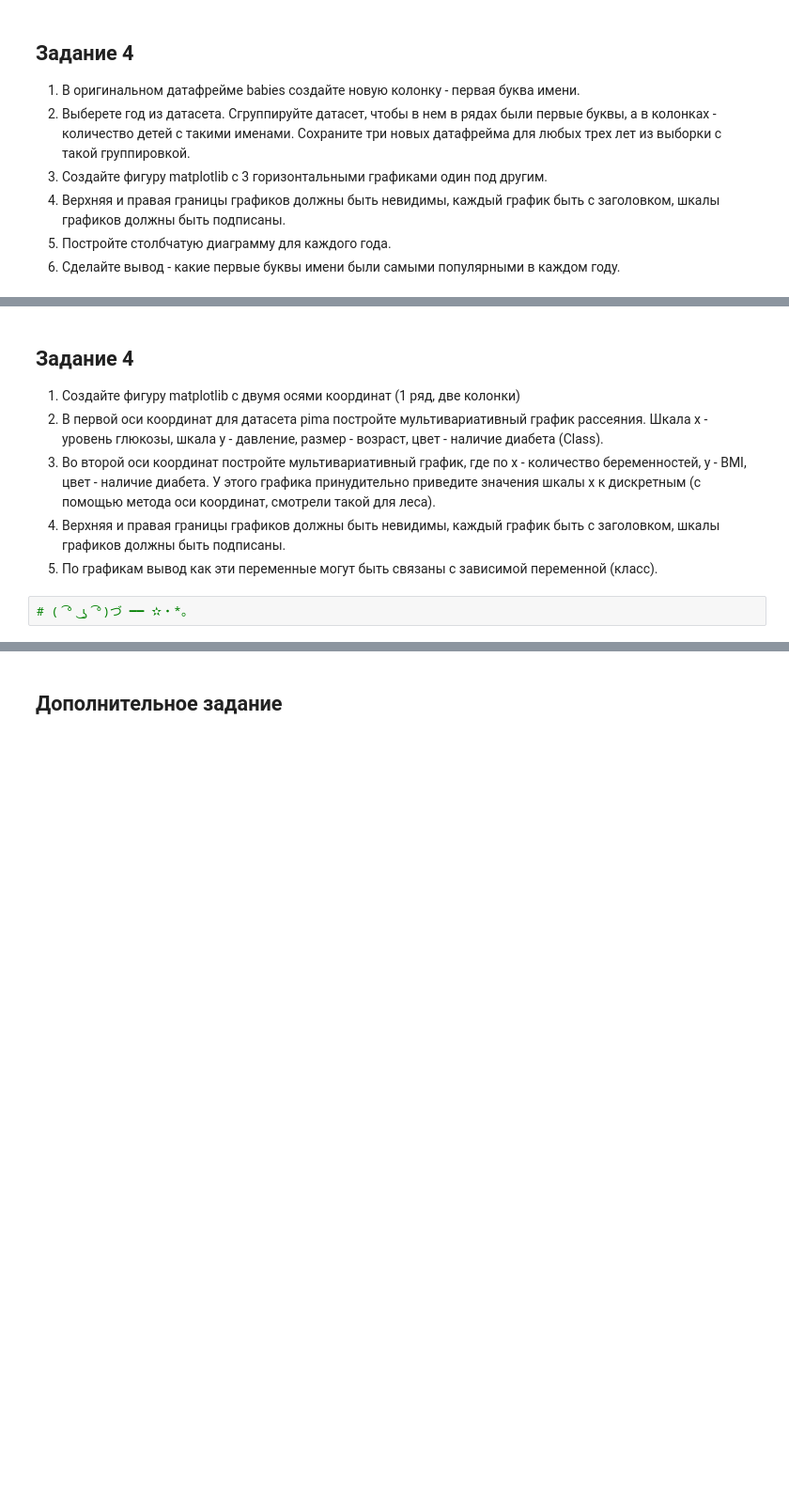
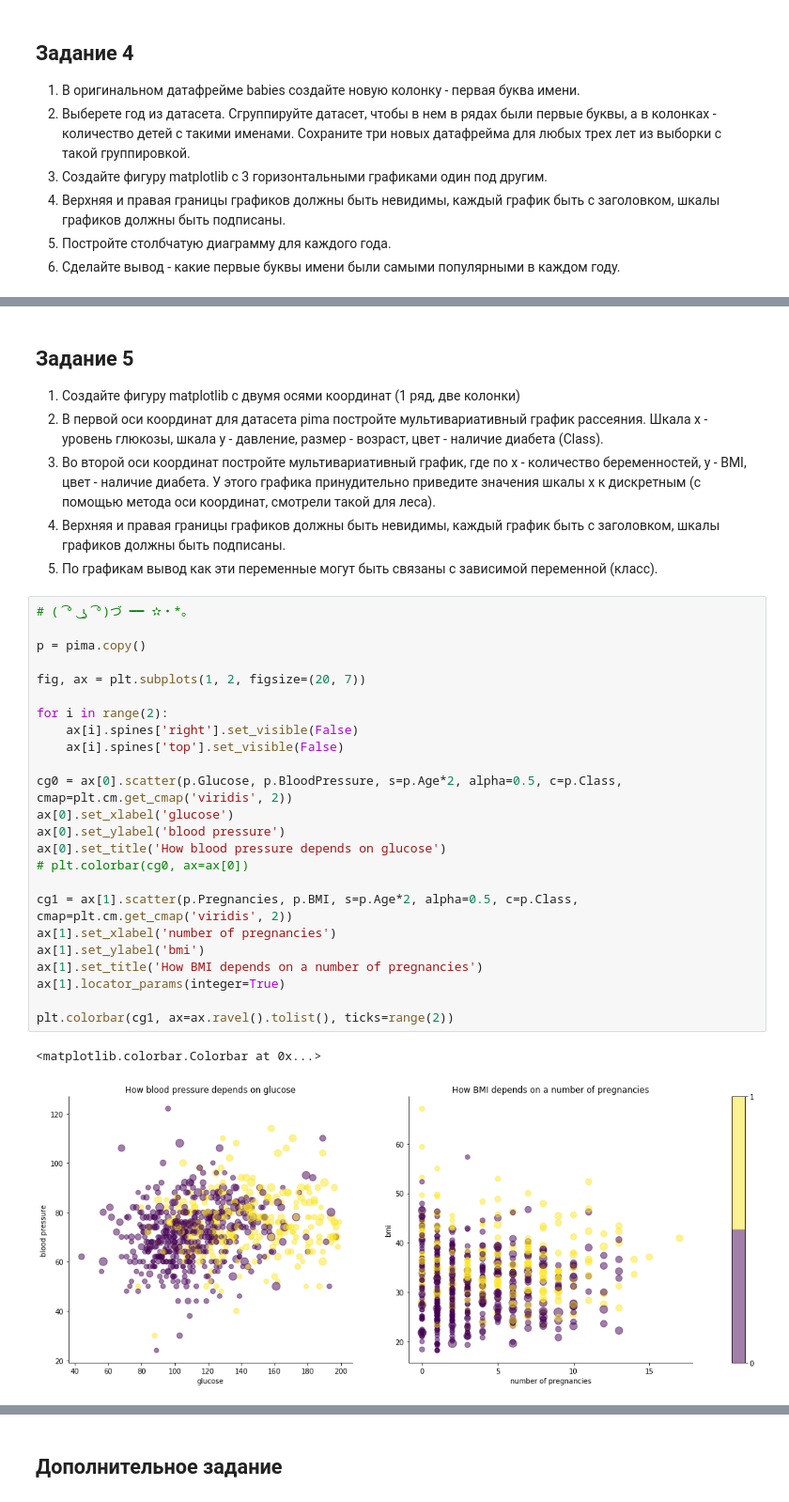
Before and after one commit to Oleg-DS/learning_data_science, a Jupyter notebook: Голещихин_Олег_ДЗ_8.ipynb, the cells around one changed output, grey strips where cells are left out. Shown at 94% size. Cells and saved outputs as stored; diff of their text form; blank space fills up the shorter version.

```diff
--- a/Голещихин_Олег_ДЗ_8.ipynb
+++ b/Голещихин_Олег_ДЗ_8.ipynb
@@ -227,10 +258,35 @@ Text(0.5, 1.0, 'Number of boys named John born')
 # %% [markdown]
-## Задание 4
+## Задание 5
 
 1. Создайте фигуру matplotlib с двумя осями координат (1 ряд, две колонки)
 2. В первой оси координат для датасета pima постройте мультивариативный график рассеяния. Шкала x - уровень глюкозы, шкала y - давление, размер - возраст, цвет - наличие диабета (Class).
 3. Во второй оси координат постройте мультивариативный график, где по x - количество беременностей, y - BMI, цвет - наличие диабета. У этого графика принудительно приведите значения шкалы x к дискретным (с помощью метода оси координат, смотрели такой для леса).
 4. Верхняя и правая границы графиков должны быть невидимы, каждый график быть с заголовком, шкалы графиков должны быть подписаны.
 5. По графикам вывод как эти переменные могут быть связаны с зависимой переменной (класс).
-# %%
-# ( ͡° ͜ʖ ͡°)づ ━━ ✫・*。
+# %%
+# ( ͡° ͜ʖ ͡°)づ ━━ ✫・*。
+
+p = pima.copy()
+
+fig, ax = plt.subplots(1, 2, figsize=(20, 7))
+
+for i in range(2):
+    ax[i].spines['right'].set_visible(False)
+    ax[i].spines['top'].set_visible(False)
+
+cg0 = ax[0].scatter(p.Glucose, p.BloodPressure, s=p.Age*2, alpha=0.5, c=p.Class, cmap=plt.cm.get_cmap('viridis', 2))
+ax[0].set_xlabel('glucose')
+ax[0].set_ylabel('blood pressure')
+ax[0].set_title('How blood pressure depends on glucose')
+# plt.colorbar(cg0, ax=ax[0])
+
+cg1 = ax[1].scatter(p.Pregnancies, p.BMI, s=p.Age*2, alpha=0.5, c=p.Class, cmap=plt.cm.get_cmap('viridis', 2))
+ax[1].set_xlabel('number of pregnancies')
+ax[1].set_ylabel('bmi')
+ax[1].set_title('How BMI depends on a number of pregnancies')
+ax[1].locator_params(integer=True)
+
+plt.colorbar(cg1, ax=ax.ravel().tolist(), ticks=range(2))
+# %% [output]
+<matplotlib.colorbar.Colorbar at 0x...>
+[figure, added]
```
Also changed, not shown: parts of 10 cells of this notebook.
